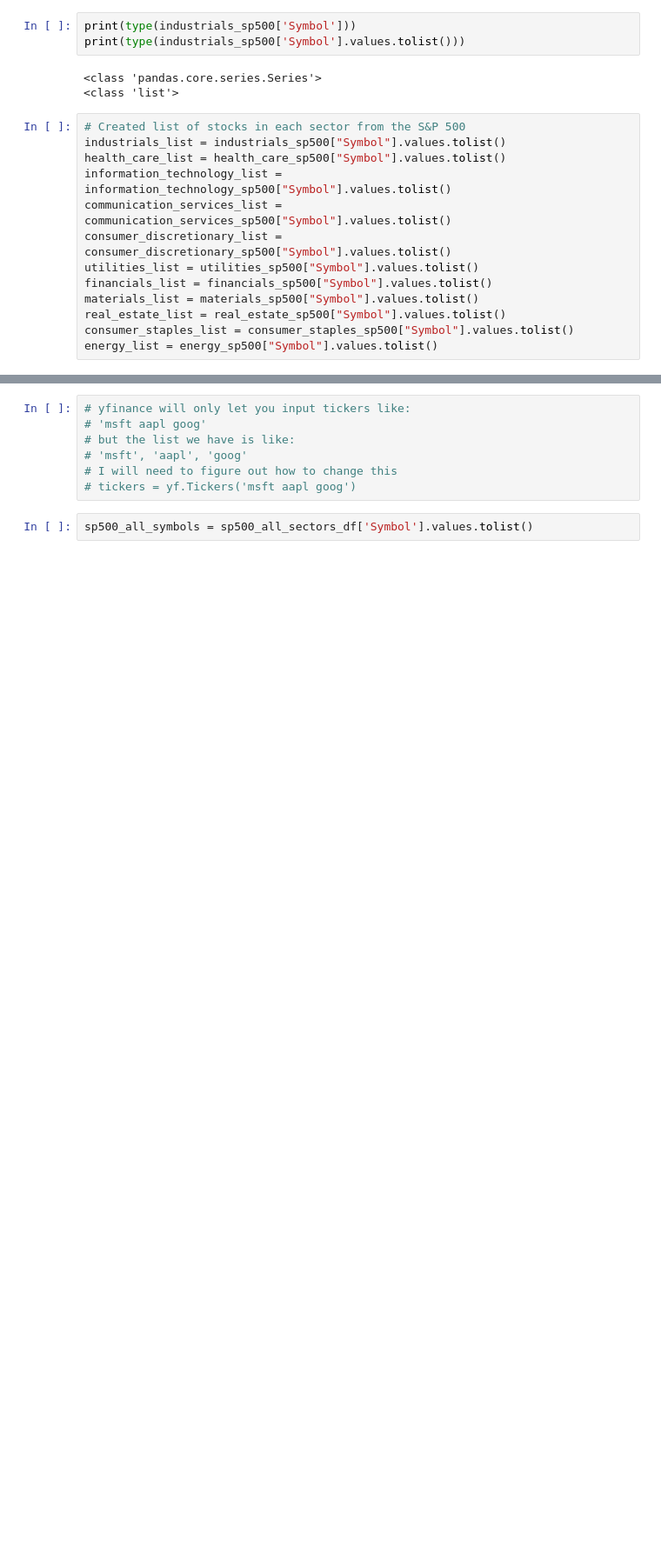
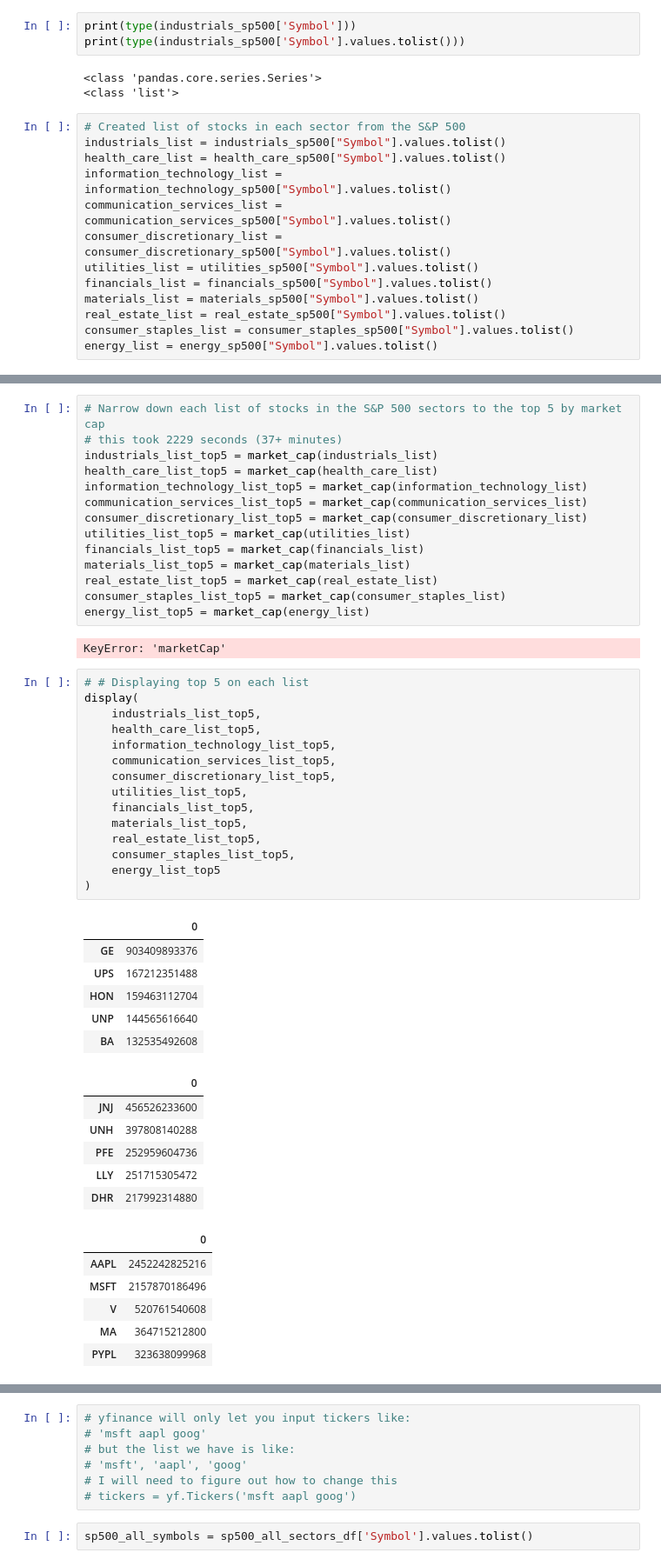
Before and after one commit to scottslusher/Portfolio-Builder, a Jupyter notebook: yfinance_bb.ipynb, the cells around one changed output, grey strips where cells are left out. Shown at 87% size. Drawn from its saved outputs; the diff is of its cells as text; blank space fills up the shorter version.

```diff
--- a/yfinance_bb.ipynb
+++ b/yfinance_bb.ipynb
@@ -133,0 +160,50 @@ energy_list = energy_sp500["Symbol"].values.tolist()
+# %%
+# Narrow down each list of stocks in the S&P 500 sectors to the top 5 by market cap
+# this took 2229 seconds (37+ minutes)
+industrials_list_top5 = market_cap(industrials_list)
+health_care_list_top5 = market_cap(health_care_list)
+information_technology_list_top5 = market_cap(information_technology_list)
+communication_services_list_top5 = market_cap(communication_services_list)
+consumer_discretionary_list_top5 = market_cap(consumer_discretionary_list)
+utilities_list_top5 = market_cap(utilities_list)
+financials_list_top5 = market_cap(financials_list)
+materials_list_top5 = market_cap(materials_list)
+real_estate_list_top5 = market_cap(real_estate_list)
+consumer_staples_list_top5 = market_cap(consumer_staples_list)
+energy_list_top5 = market_cap(energy_list)
+# %% [output]
+KeyError: 'marketCap'
+# %%
+# # Displaying top 5 on each list
+display(
+    industrials_list_top5,
+    health_care_list_top5,
+    information_technology_list_top5,
+    communication_services_list_top5,
+    consumer_discretionary_list_top5,
+    utilities_list_top5,
+    financials_list_top5,
+    materials_list_top5,
+    real_estate_list_top5,
+    consumer_staples_list_top5,
+    energy_list_top5
+)
+# %% [output]
+|  | 0 |
+| GE | 903409893376 |
+| UPS | 167212351488 |
+| HON | 159463112704 |
+| UNP | 144565616640 |
+| BA | 132535492608 |
+|  | 0 |
+| JNJ | 456526233600 |
+| UNH | 397808140288 |
+| PFE | 252959604736 |
+| LLY | 251715305472 |
+| DHR | 217992314880 |
+|  | 0 |
+| AAPL | 2452242825216 |
+| MSFT | 2157870186496 |
+| V | 520761540608 |
+| MA | 364715212800 |
+| PYPL | 323638099968 |
```
Also changed, not shown: parts of 12 cells of this notebook, 1 other file.
